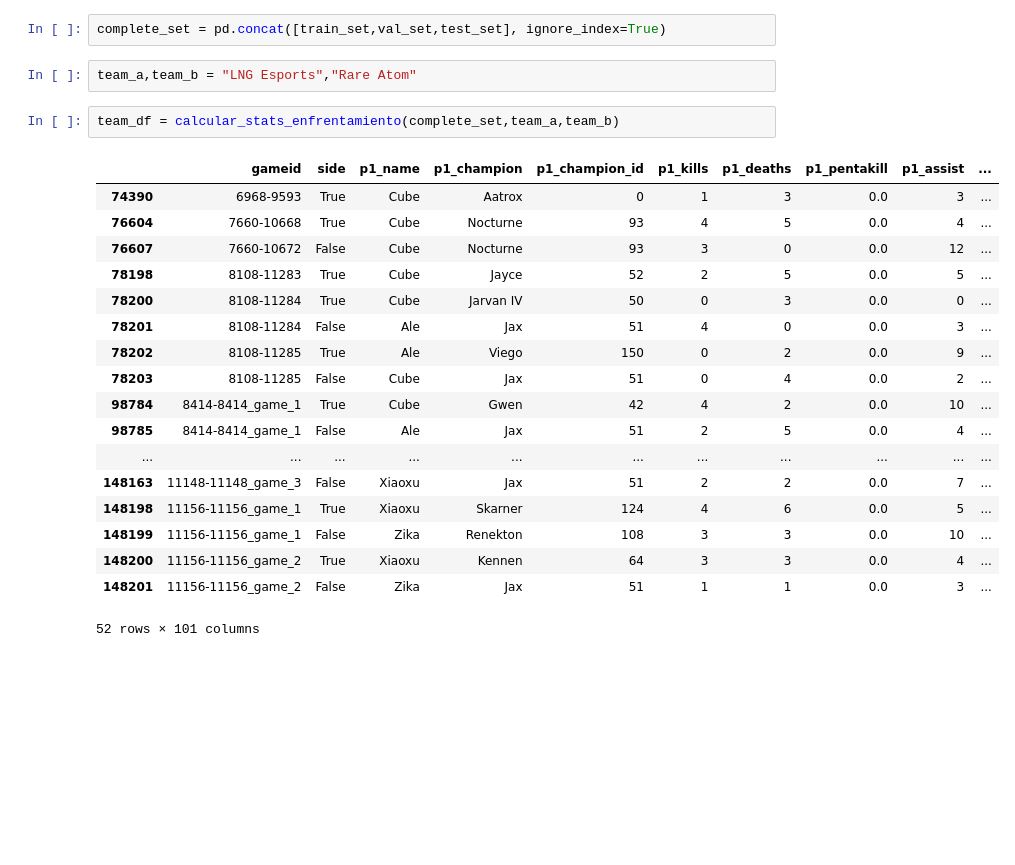
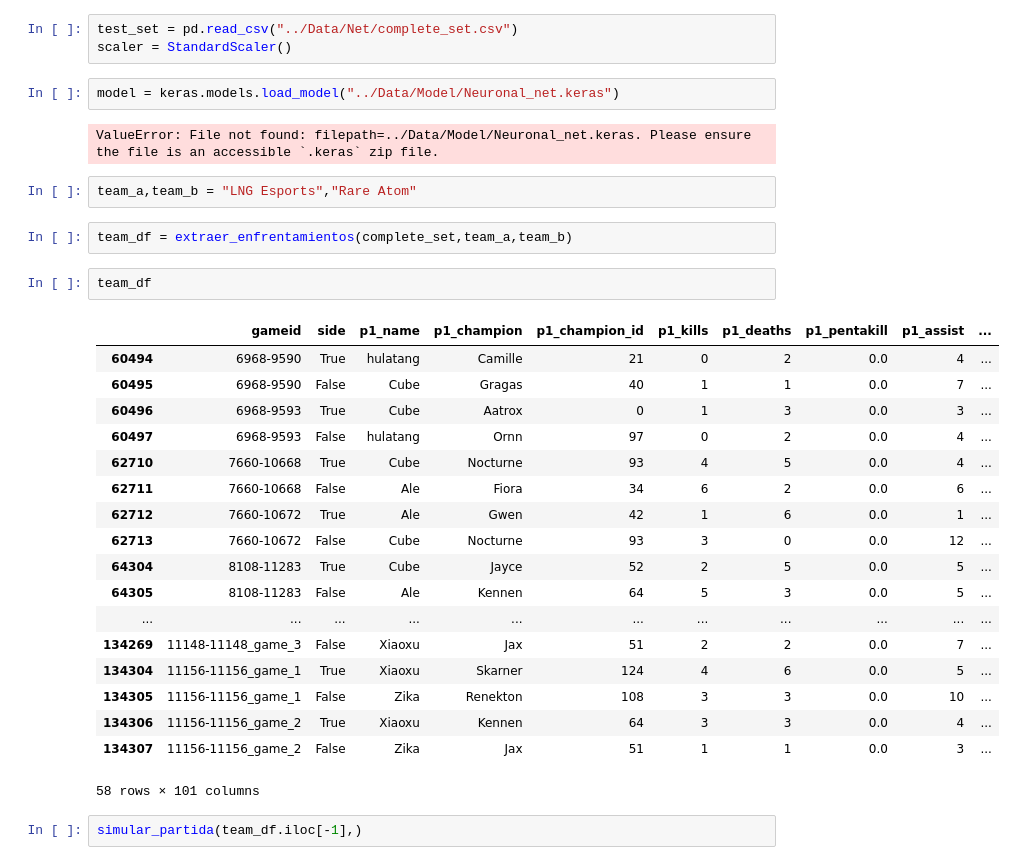
Before and after one commit to HAGSO2/Lol-Winrate-calc, a Jupyter notebook: Neuronal net/Predict match.ipynb, the cells around one changed output. Drawn from its saved outputs; the diff is of its cells as text; blank space fills up the shorter version.

Commit message:
Neuronal 6

```diff
--- a/Neuronal net/Predict match.ipynb
+++ b/Neuronal net/Predict match.ipynb
@@ -9,26 +17,34 @@ test_set = pd.read_csv("../Data/Net/test_data2.csv")
 # %%
-complete_set = pd.concat([train_set,val_set,test_set], ignore_index=True)
+test_set = pd.read_csv("../Data/Net/complete_set.csv")
+scaler = StandardScaler()
+# %%
+model = keras.models.load_model("../Data/Model/Neuronal_net.keras")
+# %% [output]
+ValueError: File not found: filepath=../Data/Model/Neuronal_net.keras. Please ensure the file is an accessible `.keras` zip file.
 # %%
 team_a,team_b = "LNG Esports","Rare Atom"
 # %%
-team_df = calcular_stats_enfrentamiento(complete_set,team_a,team_b)
+team_df = extraer_enfrentamientos(complete_set,team_a,team_b)
 # %%
+team_df
 # %% [output]
 |  | gameid | side | p1_name | p1_champion | p1_champion_id | p1_kills | p1_deaths | p1_pentakill | p1_assist | ... |
-| 74390 | 6968-9593 | True | Cube | Aatrox | 0 | 1 | 3 | 0.0 | 3 | ... |
-| 76604 | 7660-10668 | True | Cube | Nocturne | 93 | 4 | 5 | 0.0 | 4 | ... |
-| 76607 | 7660-10672 | False | Cube | Nocturne | 93 | 3 | 0 | 0.0 | 12 | ... |
-| 78198 | 8108-11283 | True | Cube | Jayce | 52 | 2 | 5 | 0.0 | 5 | ... |
-| 78200 | 8108-11284 | True | Cube | Jarvan IV | 50 | 0 | 3 | 0.0 | 0 | ... |
-| 78201 | 8108-11284 | False | Ale | Jax | 51 | 4 | 0 | 0.0 | 3 | ... |
-| 78202 | 8108-11285 | True | Ale | Viego | 150 | 0 | 2 | 0.0 | 9 | ... |
-| 78203 | 8108-11285 | False | Cube | Jax | 51 | 0 | 4 | 0.0 | 2 | ... |
-| 98784 | 8414-8414_game_1 | True | Cube | Gwen | 42 | 4 | 2 | 0.0 | 10 | ... |
-| 98785 | 8414-8414_game_1 | False | Ale | Jax | 51 | 2 | 5 | 0.0 | 4 | ... |
+| 60494 | 6968-9590 | True | hulatang | Camille | 21 | 0 | 2 | 0.0 | 4 | ... |
+| 60495 | 6968-9590 | False | Cube | Gragas | 40 | 1 | 1 | 0.0 | 7 | ... |
+| 60496 | 6968-9593 | True | Cube | Aatrox | 0 | 1 | 3 | 0.0 | 3 | ... |
+| 60497 | 6968-9593 | False | hulatang | Ornn | 97 | 0 | 2 | 0.0 | 4 | ... |
+| 62710 | 7660-10668 | True | Cube | Nocturne | 93 | 4 | 5 | 0.0 | 4 | ... |
+| 62711 | 7660-10668 | False | Ale | Fiora | 34 | 6 | 2 | 0.0 | 6 | ... |
+| 62712 | 7660-10672 | True | Ale | Gwen | 42 | 1 | 6 | 0.0 | 1 | ... |
+| 62713 | 7660-10672 | False | Cube | Nocturne | 93 | 3 | 0 | 0.0 | 12 | ... |
+| 64304 | 8108-11283 | True | Cube | Jayce | 52 | 2 | 5 | 0.0 | 5 | ... |
+| 64305 | 8108-11283 | False | Ale | Kennen | 64 | 5 | 3 | 0.0 | 5 | ... |
 | ... | ... | ... | ... | ... | ... | ... | ... | ... | ... | ... |
-| 148163 | 11148-11148_game_3 | False | Xiaoxu | Jax | 51 | 2 | 2 | 0.0 | 7 | ... |
-| 148198 | 11156-11156_game_1 | True | Xiaoxu | Skarner | 124 | 4 | 6 | 0.0 | 5 | ... |
-| 148199 | 11156-11156_game_1 | False | Zika | Renekton | 108 | 3 | 3 | 0.0 | 10 | ... |
-| 148200 | 11156-11156_game_2 | True | Xiaoxu | Kennen | 64 | 3 | 3 | 0.0 | 4 | ... |
-| 148201 | 11156-11156_game_2 | False | Zika | Jax | 51 | 1 | 1 | 0.0 | 3 | ... |
+| 134269 | 11148-11148_game_3 | False | Xiaoxu | Jax | 51 | 2 | 2 | 0.0 | 7 | ... |
+| 134304 | 11156-11156_game_1 | True | Xiaoxu | Skarner | 124 | 4 | 6 | 0.0 | 5 | ... |
+| 134305 | 11156-11156_game_1 | False | Zika | Renekton | 108 | 3 | 3 | 0.0 | 10 | ... |
+| 134306 | 11156-11156_game_2 | True | Xiaoxu | Kennen | 64 | 3 | 3 | 0.0 | 4 | ... |
+| 134307 | 11156-11156_game_2 | False | Zika | Jax | 51 | 1 | 1 | 0.0 | 3 | ... |
-52 rows × 101 columns
+58 rows × 101 columns
+# %%
+simular_partida(team_df.iloc[-1],)
```
Also changed, not shown: parts of 4 cells of this notebook, 1 other file.
